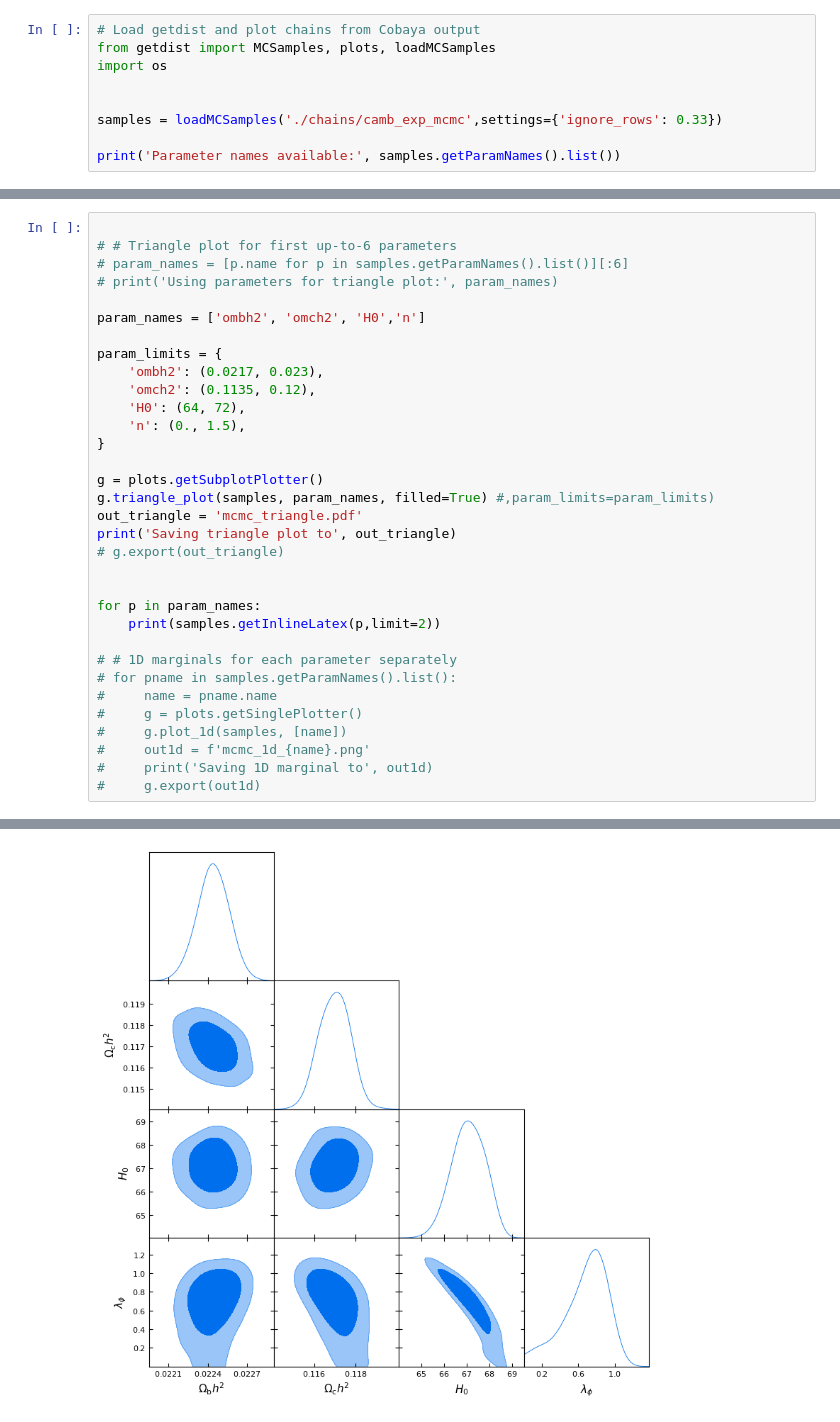
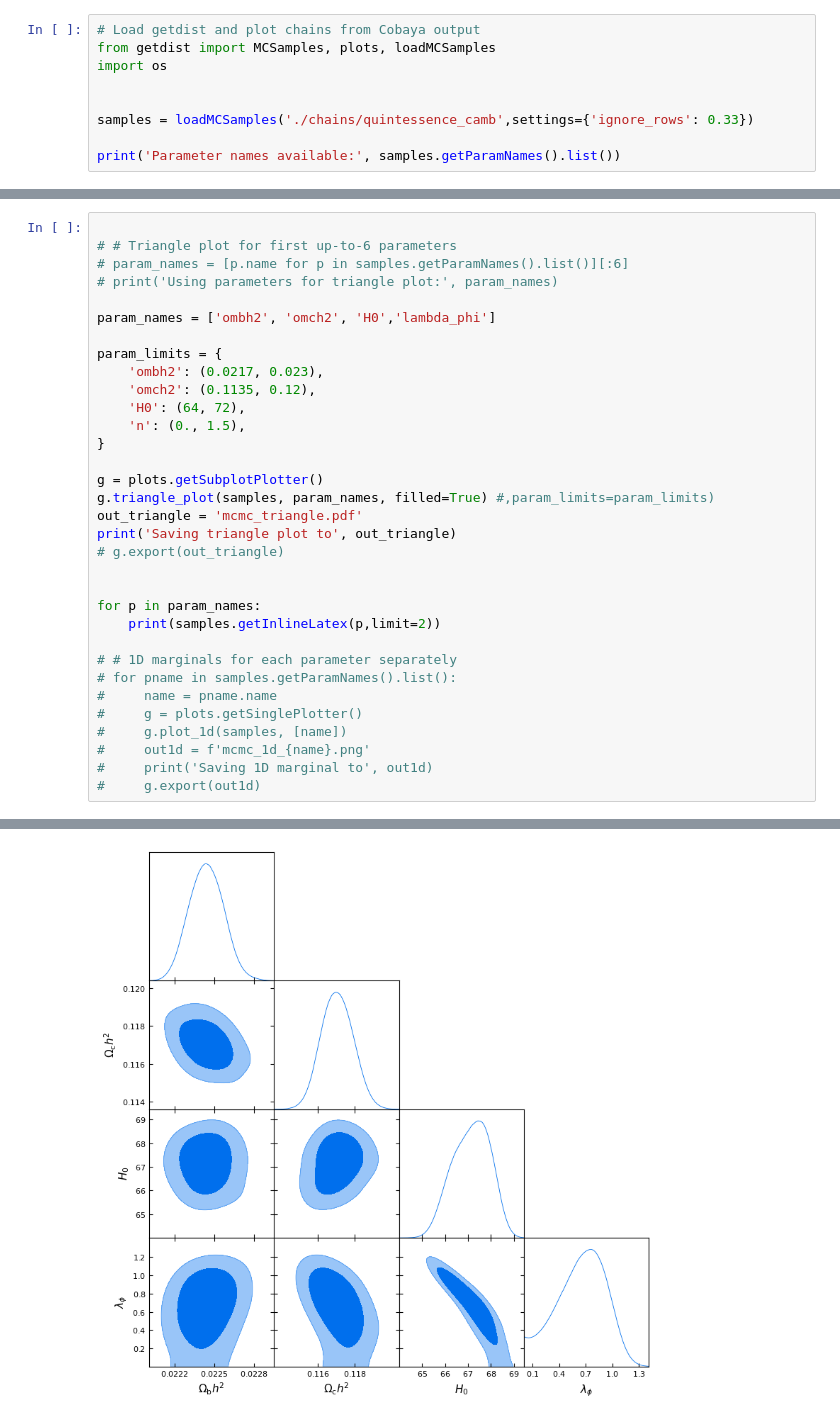
Before and after one commit to gborghetto/ESR_DE, a Jupyter notebook: test_exp_potential_camb.ipynb, the cells around one changed output, grey strips where cells are left out. Cells and saved outputs as stored; diff of their text form.

Commit message:
camb with tabulated potential

```diff
--- a/test_exp_potential_camb.ipynb
+++ b/test_exp_potential_camb.ipynb
@@ -4,7 +4,7 @@ from getdist import MCSamples, plots, loadMCSamples
 import os
 
 
-samples = loadMCSamples('./chains/camb_exp_mcmc',settings={'ignore_rows': 0.33})
+samples = loadMCSamples('./chains/quintessence_camb',settings={'ignore_rows': 0.33})
 
 print('Parameter names available:', samples.getParamNames().list())
 # %% [output]
@@ -17,7 +21,7 @@ Parameter names available: ['omch2', 'ombh2', 'H0', 'n', 'chi2__BAO', 'chi2__SN'
 # param_names = [p.name for p in samples.getParamNames().list()][:6]
 # print('Using parameters for triangle plot:', param_names)
 
-param_names = ['ombh2', 'omch2', 'H0','n']
+param_names = ['ombh2', 'omch2', 'H0','lambda_phi']
 
 param_limits = {
     'ombh2': (0.0217, 0.023),
@@ -53,4 +57,4 @@ H_0 = 67.1^{+1.4}_{-1.4}
-[figure, old version]
+[figure, new version]
 # %%
 # param_names = [p.name for p in samples.getParamNames().list()][:6]
 # print('Using parameters for triangle plot:', param_names)
```
Also changed, not shown: parts of 3 cells of this notebook, 5 other files.
